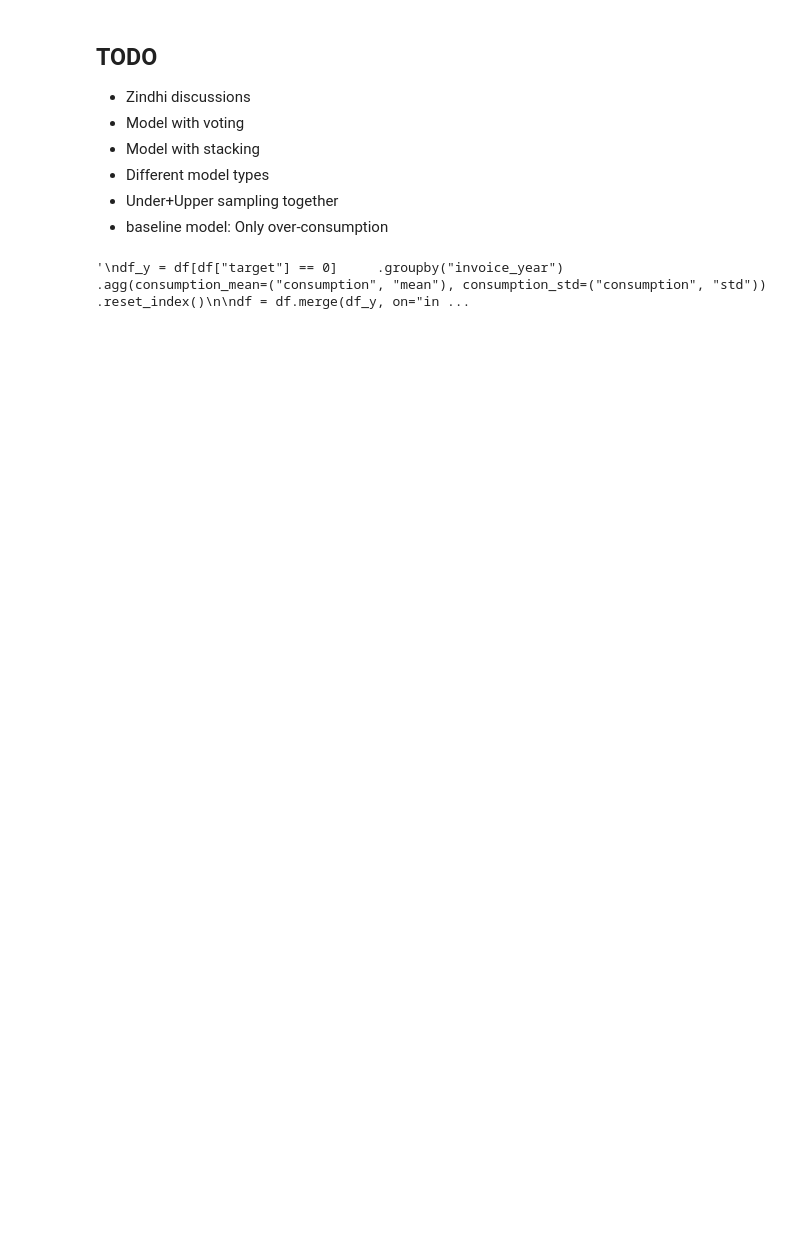
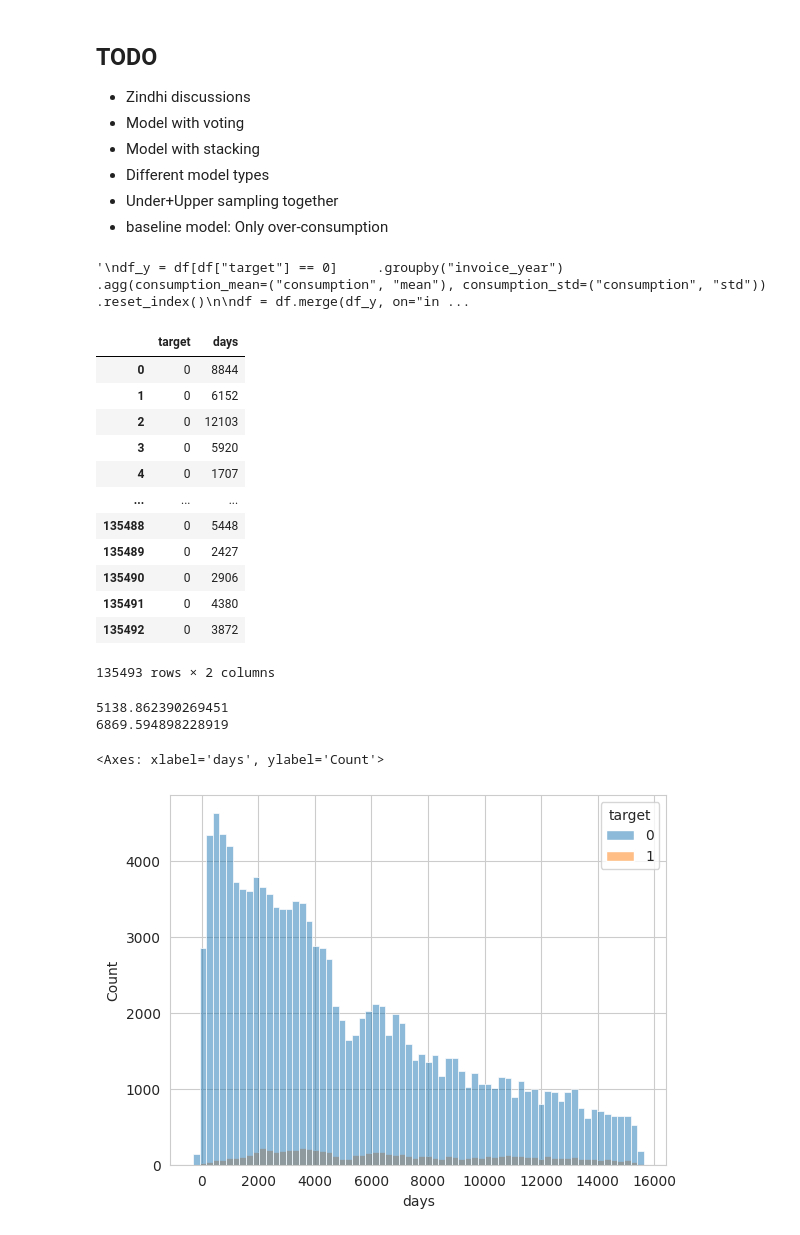
Before and after one commit to jottemka/ml_project_neuefische, a Jupyter notebook: Tester.ipynb, the cells around one changed output. Cells and saved outputs as stored; diff of their text form; code cells hidden in the pictures; blank space fills up the shorter version.

```diff
--- a/Tester.ipynb
+++ b/Tester.ipynb
@@ -128,3 +125,33 @@ df["over_consumption"] = df["consumption"] - df["consumption_mean"]
 '\ndf_y = df[df["target"] == 0]     .groupby("invoice_year")     .agg(consumption_mean=("consumption", "mean"), consumption_std=("consumption", "std"))     .reset_index()\n\ndf = df.merge(df_y, on="in ...
 # %%
 df = df[(invoice_date.dt.year >= 2005) & (df["counter_statue"] <= 5)]
+# %%
+dfx = df_clients[["client_id", "creation_date", "target"]]
+dfy = df_invoices.groupby("client_id").agg(last_invoice=("invoice_date", "max")).reset_index()
+dfz = dfx.merge(dfy, on="client_id")
+dfz["days"] = (dfz["last_invoice"] - dfz["creation_date"]).dt.days
+dfz.drop(["client_id", "creation_date", "last_invoice"], axis=1, inplace=True)
+display(dfz)
+
+print(dfz[dfz["target"] == 0]["days"].mean())
+print(dfz[dfz["target"] == 1]["days"].mean())
+
+sns.histplot(dfz, x="days", hue="target")
+# %% [output]
+|  | target | days |
+| 0 | 0 | 8844 |
+| 1 | 0 | 6152 |
+| 2 | 0 | 12103 |
+| 3 | 0 | 5920 |
+| 4 | 0 | 1707 |
+| ... | ... | ... |
+| 135488 | 0 | 5448 |
+| 135489 | 0 | 2427 |
+| 135490 | 0 | 2906 |
+| 135491 | 0 | 4380 |
+| 135492 | 0 | 3872 |
+135493 rows × 2 columns
+5138.862390269451
+6869.594898228919
+<Axes: xlabel='days', ylabel='Count'>
+[figure, added]
```
Also changed, not shown: parts of 4 cells of this notebook, 1 other file.
